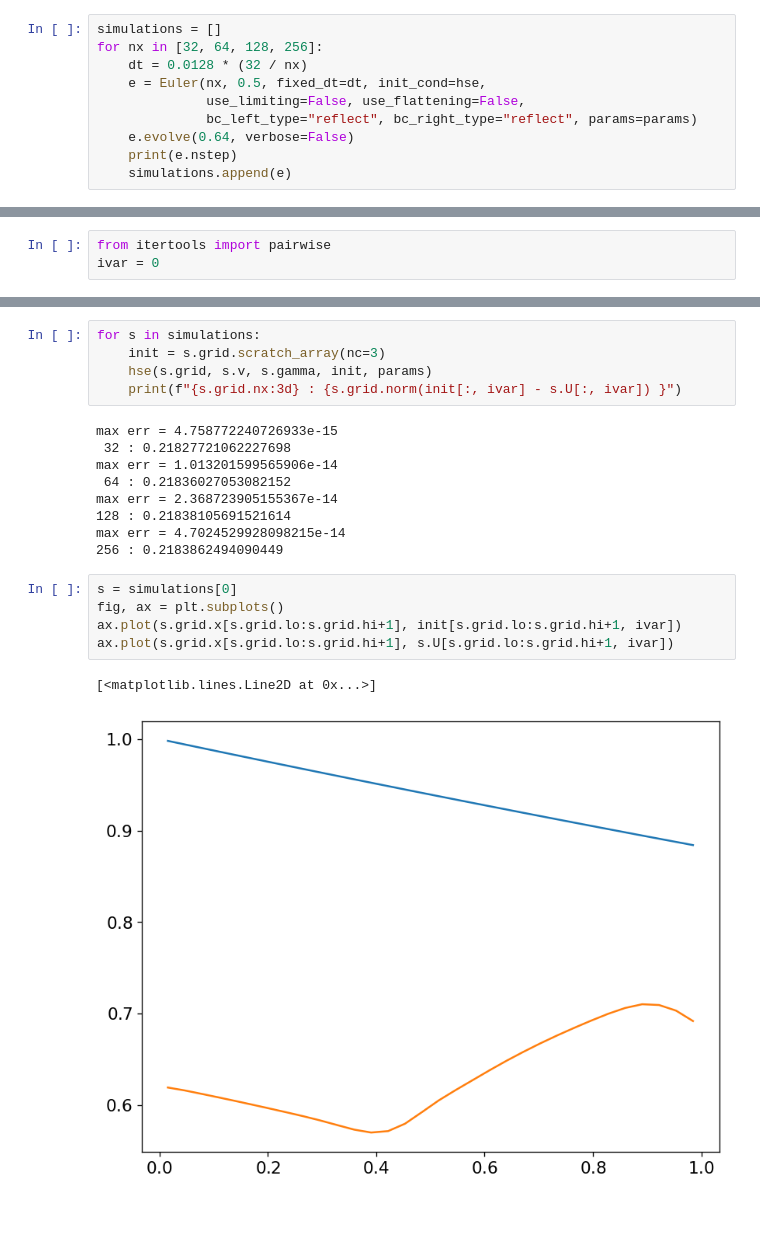
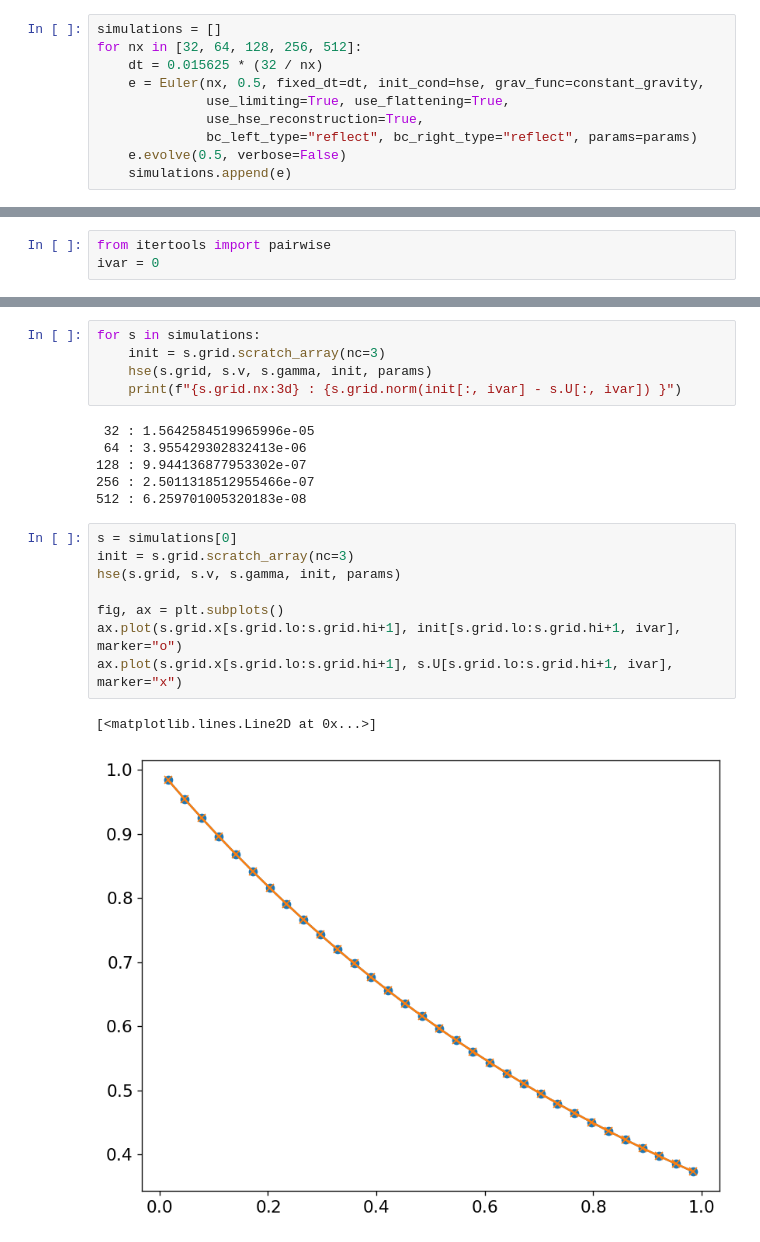
Before and after one commit to python-hydro/ppmpy, a Jupyter notebook: examples/hse.ipynb, the cells around one changed output, grey strips where cells are left out. Cells and saved outputs as stored; diff of their text form; blank space fills up the shorter version.

```diff
--- a/examples/hse.ipynb
+++ b/examples/hse.ipynb
@@ -68,11 +72,11 @@ ax.plot(e.grid.x, e.U[:, 2])
 ## Convergence testing
 # %%
 simulations = []
-for nx in [32, 64, 128, 256]:
-    dt = 0.0128 * (32 / nx)
-    e = Euler(nx, 0.5, fixed_dt=dt, init_cond=hse,
-              use_limiting=False, use_flattening=False,
+for nx in [32, 64, 128, 256, 512]:
+    dt = 0.015625 * (32 / nx)
+    e = Euler(nx, 0.5, fixed_dt=dt, init_cond=hse, grav_func=constant_gravity,
+              use_limiting=True, use_flattening=True,
+              use_hse_reconstruction=True,
               bc_left_type="reflect", bc_right_type="reflect", params=params)
-    e.evolve(0.64, verbose=False)
-    print(e.nstep)
+    e.evolve(0.5, verbose=False)
     simulations.append(e)
@@ -103,19 +99,19 @@ for s in simulations:
     hse(s.grid, s.v, s.gamma, init, params)
     print(f"{s.grid.nx:3d} : {s.grid.norm(init[:, ivar] - s.U[:, ivar]) }")
 # %% [output]
-max err = 4.758772240726933e-15
- 32 : 0.21827721062227698
-max err = 1.013201599565906e-14
- 64 : 0.21836027053082152
-max err = 2.368723905155367e-14
-128 : 0.21838105691521614
-max err = 4.7024529928098215e-14
-256 : 0.2183862494090449
+ 32 : 1.5642584519965996e-05
+ 64 : 3.955429302832413e-06
+128 : 9.944136877953302e-07
+256 : 2.5011318512955466e-07
+512 : 6.259701005320183e-08
 # %%
 s = simulations[0]
+init = s.grid.scratch_array(nc=3)
+hse(s.grid, s.v, s.gamma, init, params)
+
 fig, ax = plt.subplots()
-ax.plot(s.grid.x[s.grid.lo:s.grid.hi+1], init[s.grid.lo:s.grid.hi+1, ivar])
-ax.plot(s.grid.x[s.grid.lo:s.grid.hi+1], s.U[s.grid.lo:s.grid.hi+1, ivar])
+ax.plot(s.grid.x[s.grid.lo:s.grid.hi+1], init[s.grid.lo:s.grid.hi+1, ivar], marker="o")
+ax.plot(s.grid.x[s.grid.lo:s.grid.hi+1], s.U[s.grid.lo:s.grid.hi+1, ivar], marker="x")
 # %% [output]
 [<matplotlib.lines.Line2D at 0x...>]
-[figure, old version]
+[figure, new version]
```
Also changed, not shown: parts of 11 cells of this notebook, 2 other files.
